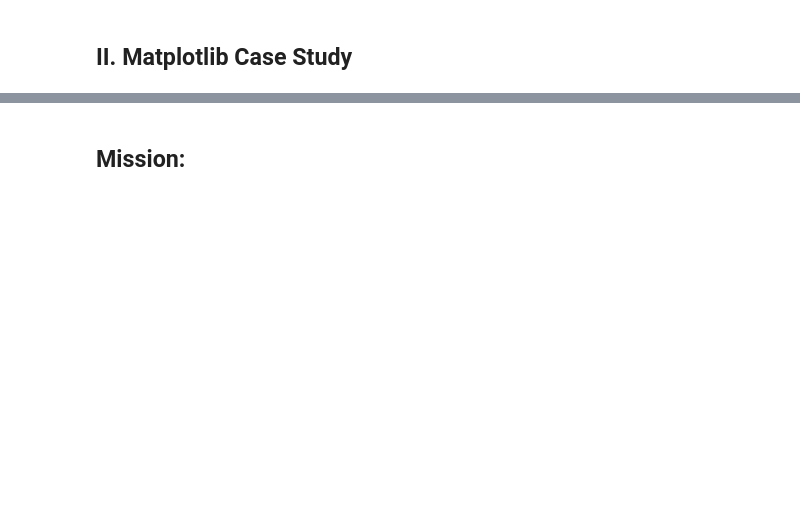
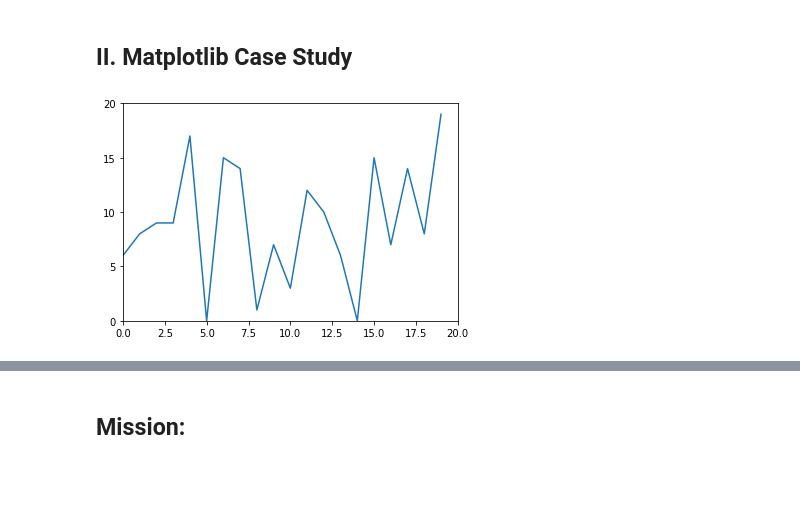
Before and after one commit to super-corini/programmers_kdt_II, a Jupyter notebook: 3. python으로 멋드러진 그래프 그리기, Matplotlib.ipynb, the cells around one changed output, grey strips where cells are left out. Saved outputs shown, nothing was run; the diff lists cells and outputs as text; code cells hidden in the pictures; blank space fills up the shorter version.

```diff
--- a/3. python으로 멋드러진 그래프 그리기, Matplotlib.ipynb
+++ b/3. python으로 멋드러진 그래프 그리기, Matplotlib.ipynb
@@ -30,2 +74,17 @@
 # %% [markdown]
 ## II. Matplotlib Case Study
+# %%
+#꺾은선 그래프 (Plot) - 시계열 데이터에 활용
+
+x = np.arange(20)
+y = np.random.randint(0,20,20)
+
+plt.plot(x, y)
+
+# Extra: y축을 20까지, 5단위로 표시하기
+plt.axis([0,20,0,20])
+plt.yticks([0,5,10,15,20])
+
+plt.show()
+# %% [output]
+[figure, added]
```
Also changed, not shown: parts of 21 cells of this notebook.
